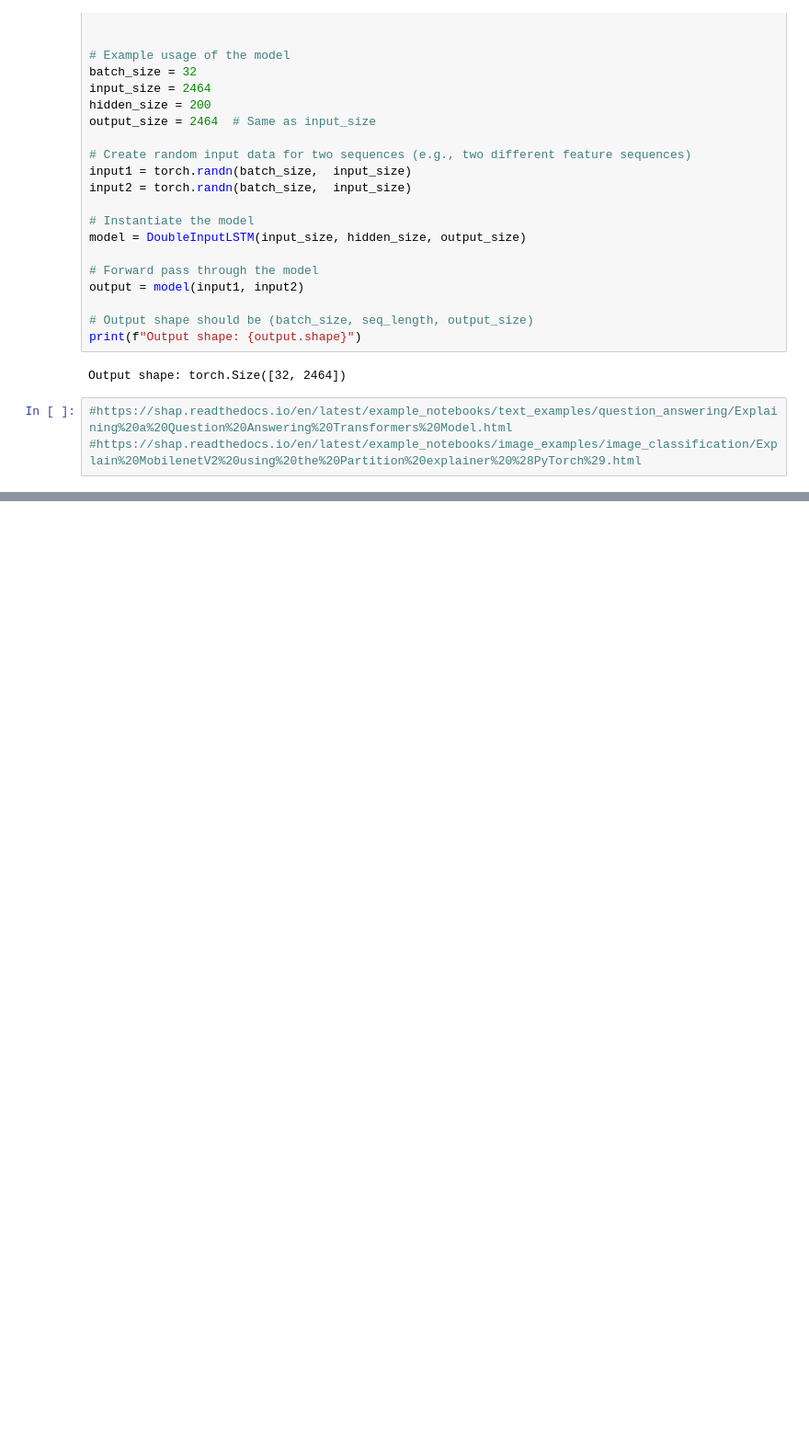
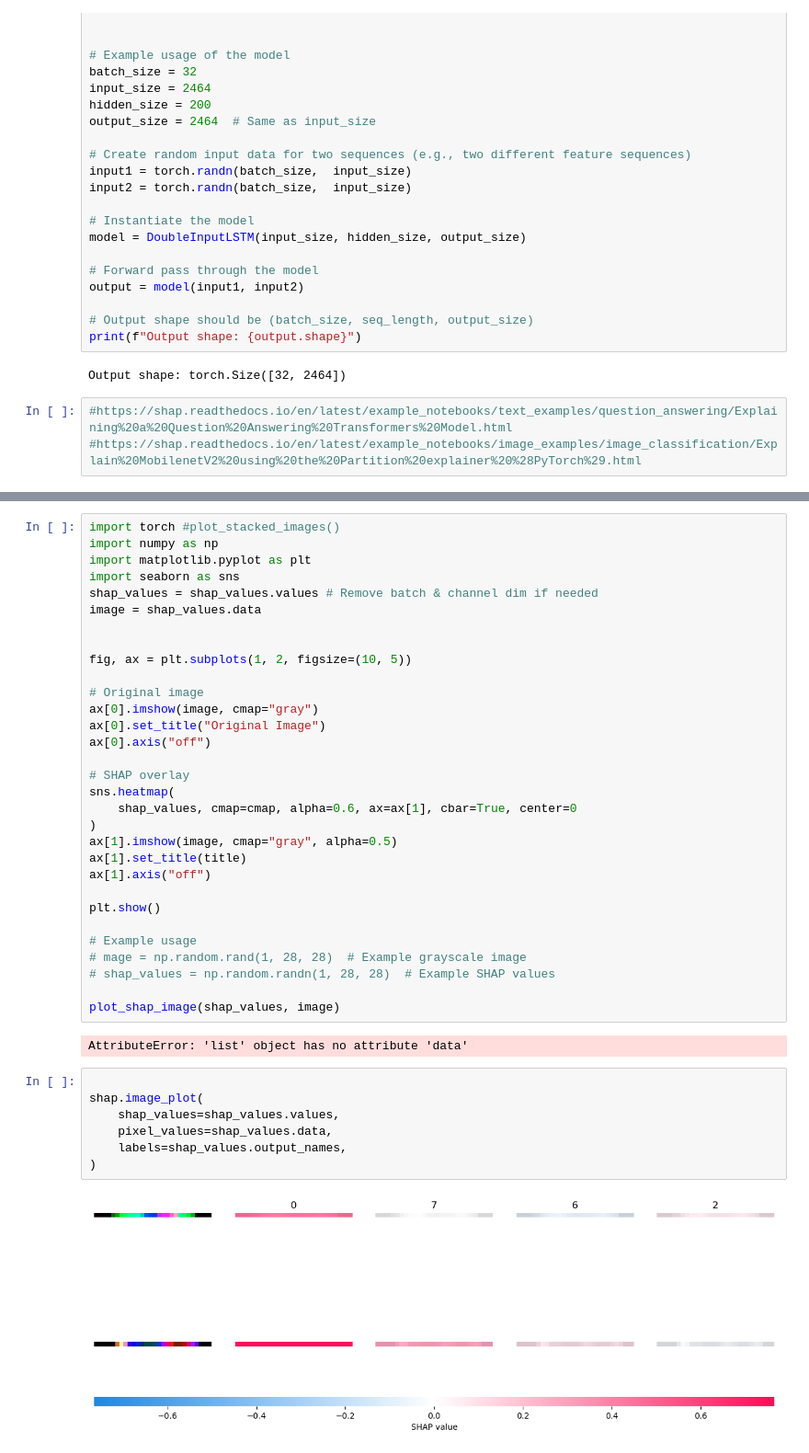
Before and after one commit to AymenTlili131/Federated-Continual-learning-, a Jupyter notebook: New/Shapley cooking.ipynb, the cells around one changed output, grey strips where cells are left out. Shown at 92% size. Saved outputs shown, nothing was run; the diff lists cells and outputs as text; blank space fills up the shorter version.

```diff
--- a/New/Shapley cooking.ipynb
+++ b/New/Shapley cooking.ipynb
@@ -135,0 +229,42 @@ Output shape: torch.Size([32, 2464])
+# %%
+import torch #plot_stacked_images()
+import numpy as np
+import matplotlib.pyplot as plt
+import seaborn as sns
+shap_values = shap_values.values # Remove batch & channel dim if needed
+image = shap_values.data
+
+
+fig, ax = plt.subplots(1, 2, figsize=(10, 5))
+
+# Original image
+ax[0].imshow(image, cmap="gray")
+ax[0].set_title("Original Image")
+ax[0].axis("off")
+
+# SHAP overlay
+sns.heatmap(
+    shap_values, cmap=cmap, alpha=0.6, ax=ax[1], cbar=True, center=0
+)
+ax[1].imshow(image, cmap="gray", alpha=0.5)
+ax[1].set_title(title)
+ax[1].axis("off")
+
+plt.show()
+
+# Example usage
+# mage = np.random.rand(1, 28, 28)  # Example grayscale image
+# shap_values = np.random.randn(1, 28, 28)  # Example SHAP values
+
+plot_shap_image(shap_values, image)
+# %% [output]
+AttributeError: 'list' object has no attribute 'data'
+# %%
+
+shap.image_plot(
+    shap_values=shap_values.values,
+    pixel_values=shap_values.data,
+    labels=shap_values.output_names,
+)
+# %% [output]
+[figure, added]
```
Also changed, not shown: parts of 15 cells of this notebook, 2 other files.
